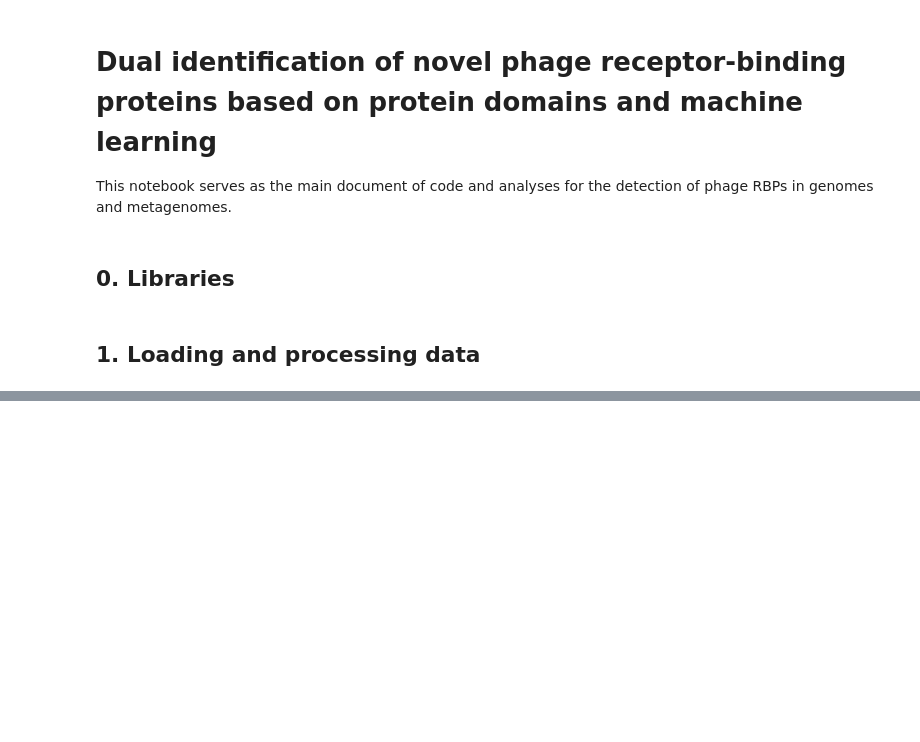
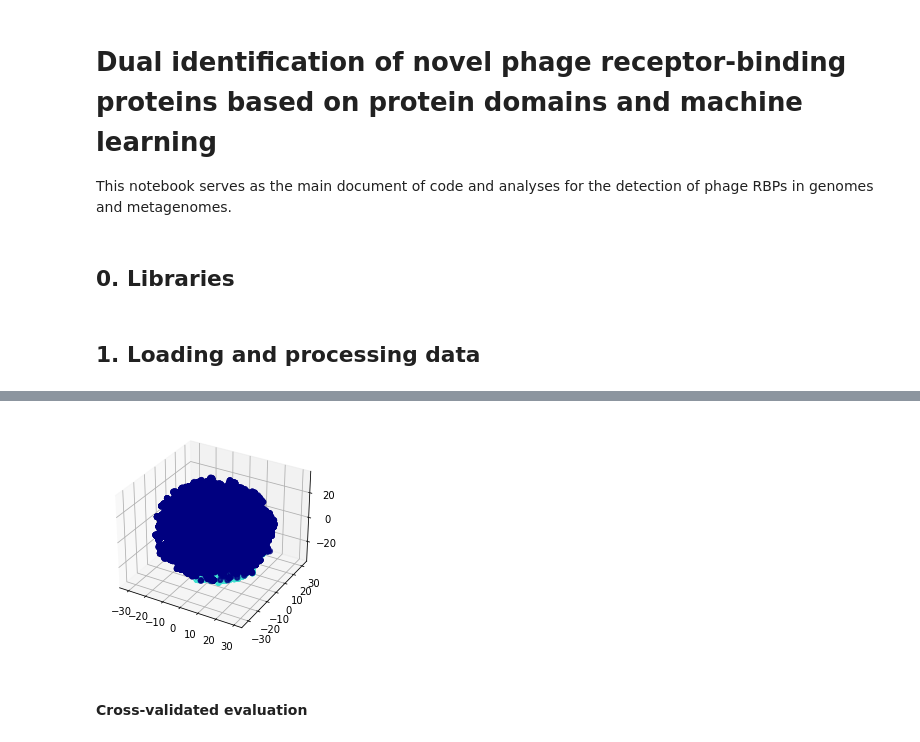
Before and after one commit to dimiboeckaerts/PhageRBPdetection, a Jupyter notebook: RBPdetection.ipynb, the cells around one changed output, grey strips where cells are left out. Saved outputs shown, nothing was run; the diff lists cells and outputs as text; code cells hidden in the pictures; blank space fills up the shorter version.

```diff
--- a/RBPdetection.ipynb
+++ b/RBPdetection.ipynb
@@ -47,0 +139,10 @@ rbps.head()
+# %%
+from mpl_toolkits.mplot3d import Axes3D
+fig = plt.figure()
+ax = fig.add_subplot(111, projection='3d')
+for color, i in zip(colors, [0, 1]):
+    ax.scatter(fr[labels == i, 0], fr[labels == i, 1], fr[labels == i, 2], color=color, alpha=0.8, lw=2)
+# %% [output]
+[figure, added]
+# %% [markdown]
+#### Cross-validated evaluation
```
Also changed, not shown: parts of 21 cells of this notebook.
